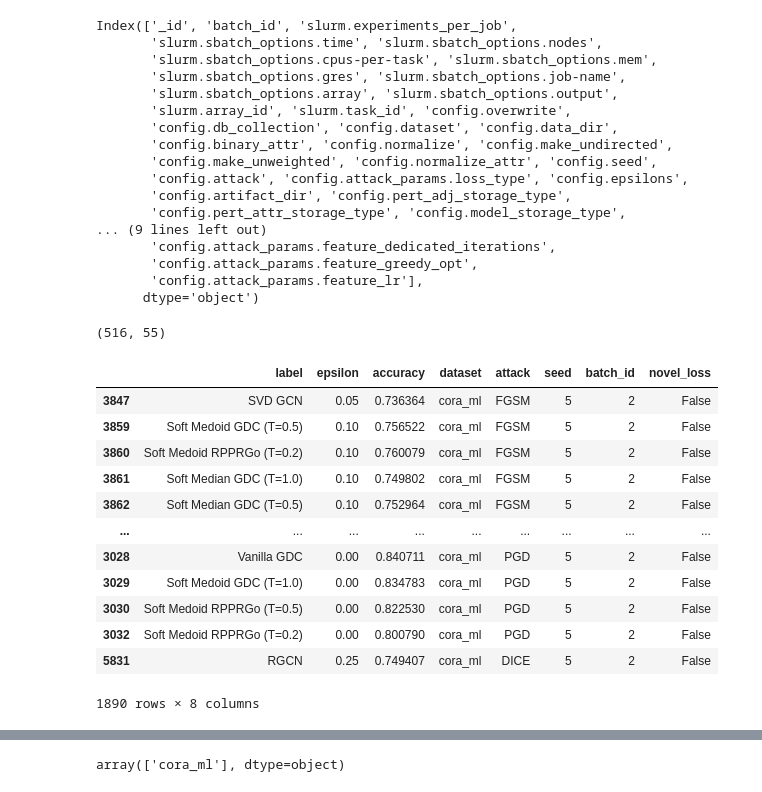
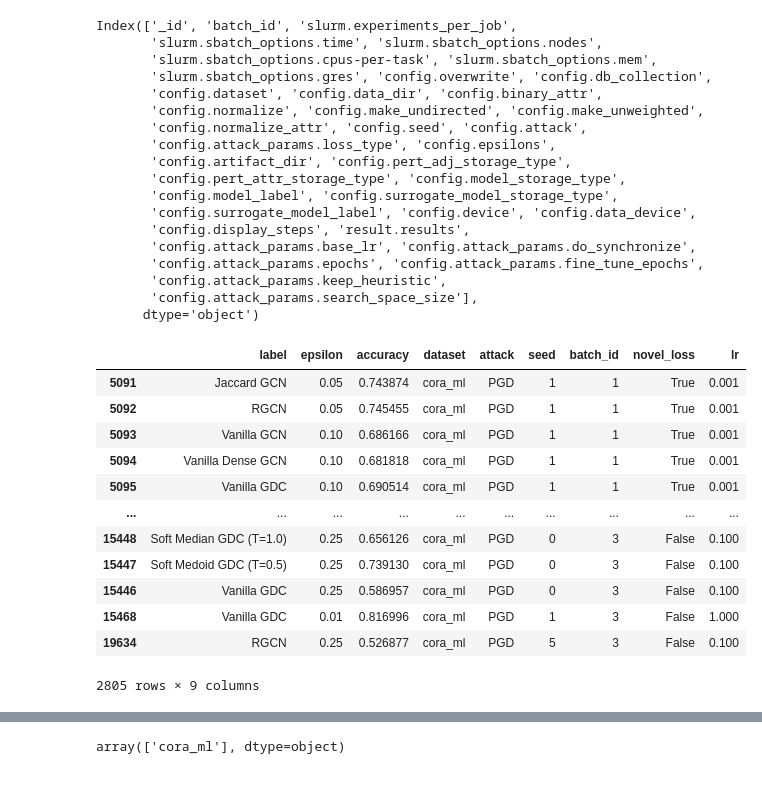
Before and after one commit to sigeisler/robustness_of_gnns_at_scale, a Jupyter notebook: notebooks/Table - Results Table.ipynb, the cells around one changed output, grey strips where cells are left out. Cells and saved outputs as stored; diff of their text form; code cells hidden in the pictures.

Commit message:
fix: global direct attack and minors

```diff
--- a/notebooks/Table - Results Table.ipynb
+++ b/notebooks/Table - Results Table.ipynb
@@ -71,3 +73,11 @@ attack_map = {
     'PRBCD': r'\textbf{PR-BCD (ours)}'
 }
 attack_order = [attack_map[k] for k in attack_map.keys()]
+# %%
+attack_loss_map = {
+    'FGSM': 'MCE',
+    'GreedyRBCD': 'MCE',
+    'PGD': 'tanhMargin',
+    'PRBCD': 'tanhMargin'
+}
+attack_loss_map
@@ -151,7 +166,7 @@ def mark_best_and_second_best(df: pd.DataFrame,
     )
     return df
 # %%
-df_experiments = seml.get_results('kdd21_rerun_global_transfer_attacks',
+df_experiments = seml.get_results('neurips21_global_attack_transfer',
                                   to_data_frame=True,
                                   fields=['batch_id', 'slurm', 'config', 'result'])
 df_experiments = df_experiments[df_experiments['config.attack'] != 'GANG']
@@ -171,61 +186,58 @@ df_experiments.columns
 Index(['_id', 'batch_id', 'slurm.experiments_per_job',
        'slurm.sbatch_options.time', 'slurm.sbatch_options.nodes',
        'slurm.sbatch_options.cpus-per-task', 'slurm.sbatch_options.mem',
-       'slurm.sbatch_options.gres', 'slurm.sbatch_options.job-name',
-       'slurm.sbatch_options.array', 'slurm.sbatch_options.output',
-       'slurm.array_id', 'slurm.task_id', 'config.overwrite',
-       'config.db_collection', 'config.dataset', 'config.data_dir',
-       'config.binary_attr', 'config.normalize', 'config.make_undirected',
-       'config.make_unweighted', 'config.normalize_attr', 'config.seed',
-       'config.attack', 'config.attack_params.loss_type', 'config.epsilons',
+       'slurm.sbatch_options.gres', 'config.overwrite', 'config.db_collection',
+       'config.dataset', 'config.data_dir', 'config.binary_attr',
+       'config.normalize', 'config.make_undirected', 'config.make_unweighted',
+       'config.normalize_attr', 'config.seed', 'config.attack',
+       'config.attack_params.loss_type', 'config.epsilons',
        'config.artifact_dir', 'config.pert_adj_storage_type',
        'config.pert_attr_storage_type', 'config.model_storage_type',
-... (9 lines left out)
-       'config.attack_params.feature_dedicated_iterations',
-       'config.attack_params.feature_greedy_opt',
-       'config.attack_params.feature_lr'],
+       'config.model_label', 'config.surrogate_model_storage_type',
+       'config.surrogate_model_label', 'config.device', 'config.data_device',
+       'config.display_steps', 'result.results',
+       'config.attack_params.base_lr', 'config.attack_params.do_synchronize',
+       'config.attack_params.epochs', 'config.attack_params.fine_tune_epochs',
+       'config.attack_params.keep_heuristic',
+       'config.attack_params.search_space_size'],
       dtype='object')
-# %%
-df_experiments.shape
-# %% [output]
-(516, 55)
 # %%
 df_results = [
     pd.DataFrame(r)
     for r in df_experiments['result.results']
 ]
-for df_result, (_, df_experiment) in zip(df_results, df_experiments.iterrows()):
-    df_result['dataset'] = df_experiment['config.dataset']
-    df_result['attack'] = df_experiment['config.attack']
-    df_result['seed'] = df_experiment['config.seed']
-    df_result['batch_id'] = df_experiment['batch_id']
+for df_result, (_, experiment) in zip(df_results, df_experiments.iterrows()):
+    df_result['dataset'] = experiment['config.dataset']
+    df_result['attack'] = experiment['config.attack']
+    df_result['seed'] = experiment['config.seed']
+    df_result['batch_id'] = experiment['batch_id']
     df_result['novel_loss'] = (
-        (df_experiment['config.attack_params.stop_optimizing_if_label_flipped'] == True)
-        | (df_experiment['config.attack_params.loss_type'] == 'MCE')
-        | (df_experiment['config.attack_params.loss_type'] == 'tanhCW')
+        experiment['config.attack'] not in attack_loss_map
+        or experiment['config.attack_params.loss_type'] == attack_loss_map[experiment['config.attack']]
     )
+    df_result['lr'] = experiment['config.attack_params.base_lr']
 
 df_results = pd.concat(df_results, ignore_index=True)
 df_results = df_results.sort_values('batch_id')
 df_results = df_results.drop_duplicates([
     c for c in df_results.columns if c != 'batch_id' and c != 'accuracy'
 ], keep='last')
 
 df_results
 # %% [output]
-|  | label | epsilon | accuracy | dataset | attack | seed | batch_id | novel_loss |
-| 3847 | SVD GCN | 0.05 | 0.736364 | cora_ml | FGSM | 5 | 2 | False |
-| 3859 | Soft Medoid GDC (T=0.5) | 0.10 | 0.756522 | cora_ml | FGSM | 5 | 2 | False |
-| 3860 | Soft Medoid RPPRGo (T=0.2) | 0.10 | 0.760079 | cora_ml | FGSM | 5 | 2 | False |
-| 3861 | Soft Median GDC (T=1.0) | 0.10 | 0.749802 | cora_ml | FGSM | 5 | 2 | False |
-| 3862 | Soft Median GDC (T=0.5) | 0.10 | 0.752964 | cora_ml | FGSM | 5 | 2 | False |
-| ... | ... | ... | ... | ... | ... | ... | ... | ... |
-| 3028 | Vanilla GDC | 0.00 | 0.840711 | cora_ml | PGD | 5 | 2 | False |
-| 3029 | Soft Medoid GDC (T=1.0) | 0.00 | 0.834783 | cora_ml | PGD | 5 | 2 | False |
-| 3030 | Soft Medoid RPPRGo (T=0.5) | 0.00 | 0.822530 | cora_ml | PGD | 5 | 2 | False |
-| 3032 | Soft Medoid RPPRGo (T=0.2) | 0.00 | 0.800790 | cora_ml | PGD | 5 | 2 | False |
-| 5831 | RGCN | 0.25 | 0.749407 | cora_ml | DICE | 5 | 2 | False |
+|  | label | epsilon | accuracy | dataset | attack | seed | batch_id | novel_loss | lr |
+| 5091 | Jaccard GCN | 0.05 | 0.743874 | cora_ml | PGD | 1 | 1 | True | 0.001 |
+| 5092 | RGCN | 0.05 | 0.745455 | cora_ml | PGD | 1 | 1 | True | 0.001 |
+| 5093 | Vanilla GCN | 0.10 | 0.686166 | cora_ml | PGD | 1 | 1 | True | 0.001 |
+| 5094 | Vanilla Dense GCN | 0.10 | 0.681818 | cora_ml | PGD | 1 | 1 | True | 0.001 |
+| 5095 | Vanilla GDC | 0.10 | 0.690514 | cora_ml | PGD | 1 | 1 | True | 0.001 |
+| ... | ... | ... | ... | ... | ... | ... | ... | ... | ... |
+| 15448 | Soft Median GDC (T=1.0) | 0.25 | 0.656126 | cora_ml | PGD | 0 | 3 | False | 0.100 |
+| 15447 | Soft Medoid GDC (T=0.5) | 0.25 | 0.739130 | cora_ml | PGD | 0 | 3 | False | 0.100 |
+| 15446 | Vanilla GDC | 0.25 | 0.586957 | cora_ml | PGD | 0 | 3 | False | 0.100 |
+| 15468 | Vanilla GDC | 0.01 | 0.816996 | cora_ml | PGD | 1 | 3 | False | 1.000 |
+| 19634 | RGCN | 0.25 | 0.526877 | cora_ml | PGD | 5 | 3 | False | 0.100 |
-1890 rows × 8 columns
+2805 rows × 9 columns
 # %%
 df_results.attack.unique()
 # %% [output]
```
Also changed, not shown: parts of 28 cells of this notebook, 8 other files.
